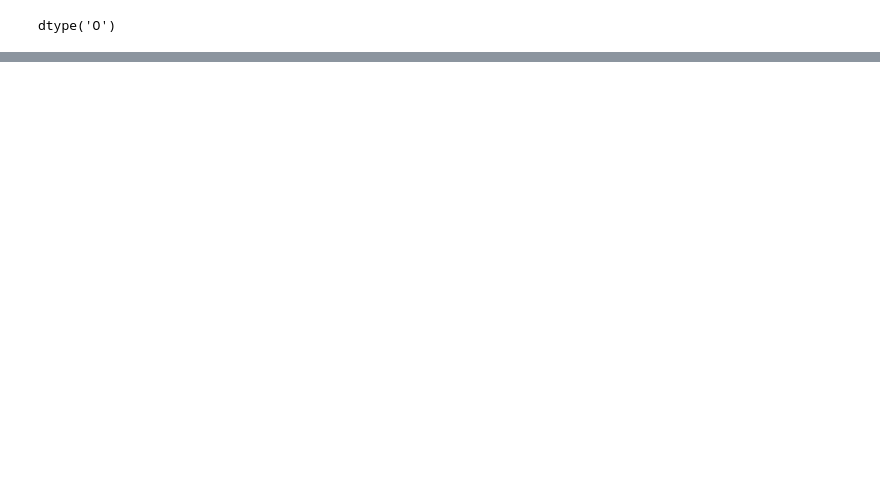
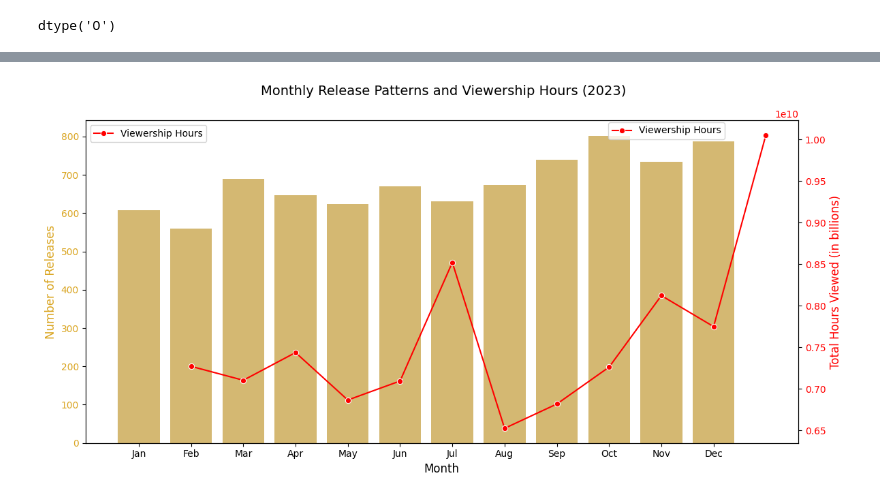
Before and after one commit to Amulya270/Netflix-Content-Strategy-Analysis, a Jupyter notebook: netflix-content-strategy-analysis.ipynb, the cells around one changed output, grey strips where cells are left out. Drawn from its saved outputs; the diff is of its cells as text; code cells hidden in the pictures; blank space fills up the shorter version.

```diff
--- a/netflix-content-strategy-analysis.ipynb
+++ b/netflix-content-strategy-analysis.ipynb
@@ -122,5 +152,7 @@ Name: Hours Viewed, dtype: float64
 netflix_data['Release Date'].dtype
 # %% [output]
 dtype('O')
+# %%
+netflix_data['Release Date'] = pd.to_datetime(netflix_data['Release Date'])
 # %%
 netflix_data['Release Year'] = netflix_data['Release Date'].dt.year
@@ -128,0 +219,13 @@ AttributeError: Can only use .dt accessor with datetimelike values
+# %%
+# Define seasons based on release months
+def get_season(month):
+    if month in [12, 1, 2]:
+        return 'Winter'
+    elif month in [3, 4, 5]:
+        return 'Spring'
+    elif month in [6, 7, 8]:
+        return 'Summer'
+    else:
+        return 'Fall'
+
+netflix_data['Release Season'] = netflix_data['Release Month'].apply(get_season)
@@ -128,0 +283,45 @@ AttributeError: Can only use .dt accessor with datetimelike values
+# %%
+# Compute the monthly releases and viewership
+monthly_releases = netflix_data['Release Month'].value_counts().sort_index()
+monthly_viewership = netflix_data.groupby('Release Month')['Hours Viewed'].sum()
+# %%
+
+# Prepare the plot
+fig, ax1 = plt.subplots(figsize=(12, 6))
+
+# Bar plot for the number of releases
+sns.barplot(
+    x=monthly_releases.index,
+    y=monthly_releases.values,
+    color='goldenrod',
+    alpha=0.7,
+    ax=ax1
+)
+ax1.set_xlabel('Month', fontsize=12)
+ax1.set_ylabel('Number of Releases', fontsize=12, color='goldenrod')
+ax1.tick_params(axis='y', labelcolor='goldenrod')
+ax1.set_xticks(range(12))
+ax1.set_xticklabels(['Jan', 'Feb', 'Mar', 'Apr', 'May', 'Jun', 'Jul', 'Aug', 'Sep', 'Oct', 'Nov', 'Dec'], fontsize=10)
+
+# Line plot for viewership hours
+ax2 = ax1.twinx()
+sns.lineplot(
+    x=monthly_viewership.index,
+    y=monthly_viewership.values,
+    color='red',
+    marker='o',
+    label='Viewership Hours',
+    ax=ax2
+)
+ax2.set_ylabel('Total Hours Viewed (in billions)', fontsize=12, color='red')
+ax2.tick_params(axis='y', labelcolor='red')
+
+# Adding a title and legend
+fig.suptitle('Monthly Release Patterns and Viewership Hours (2023)', fontsize=14)
+fig.legend(loc='upper right', bbox_to_anchor=(0.85, 0.9))
+
+# Layout adjustments
+plt.tight_layout()
+plt.show()
+# %% [output]
+[figure, added]
```
Also changed, not shown: parts of 37 cells of this notebook.
